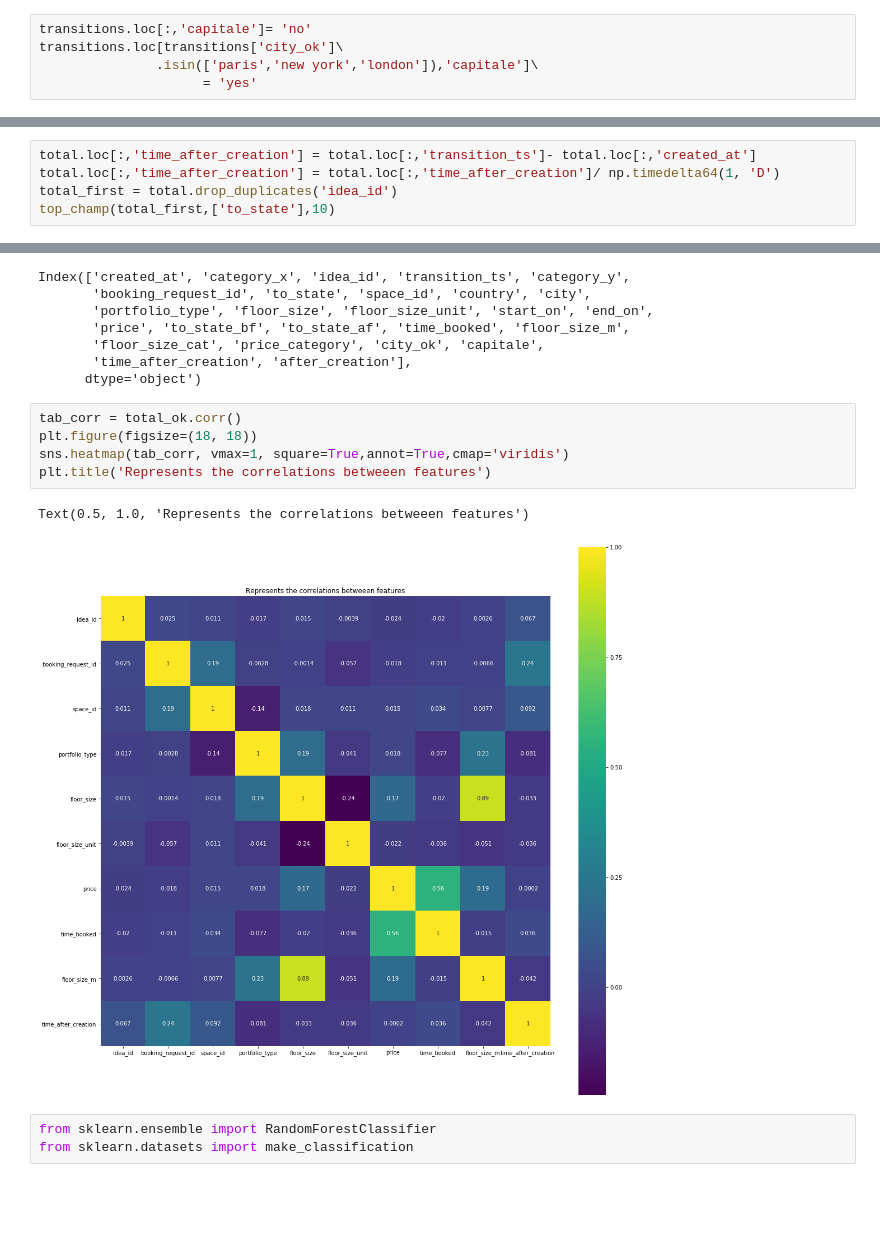
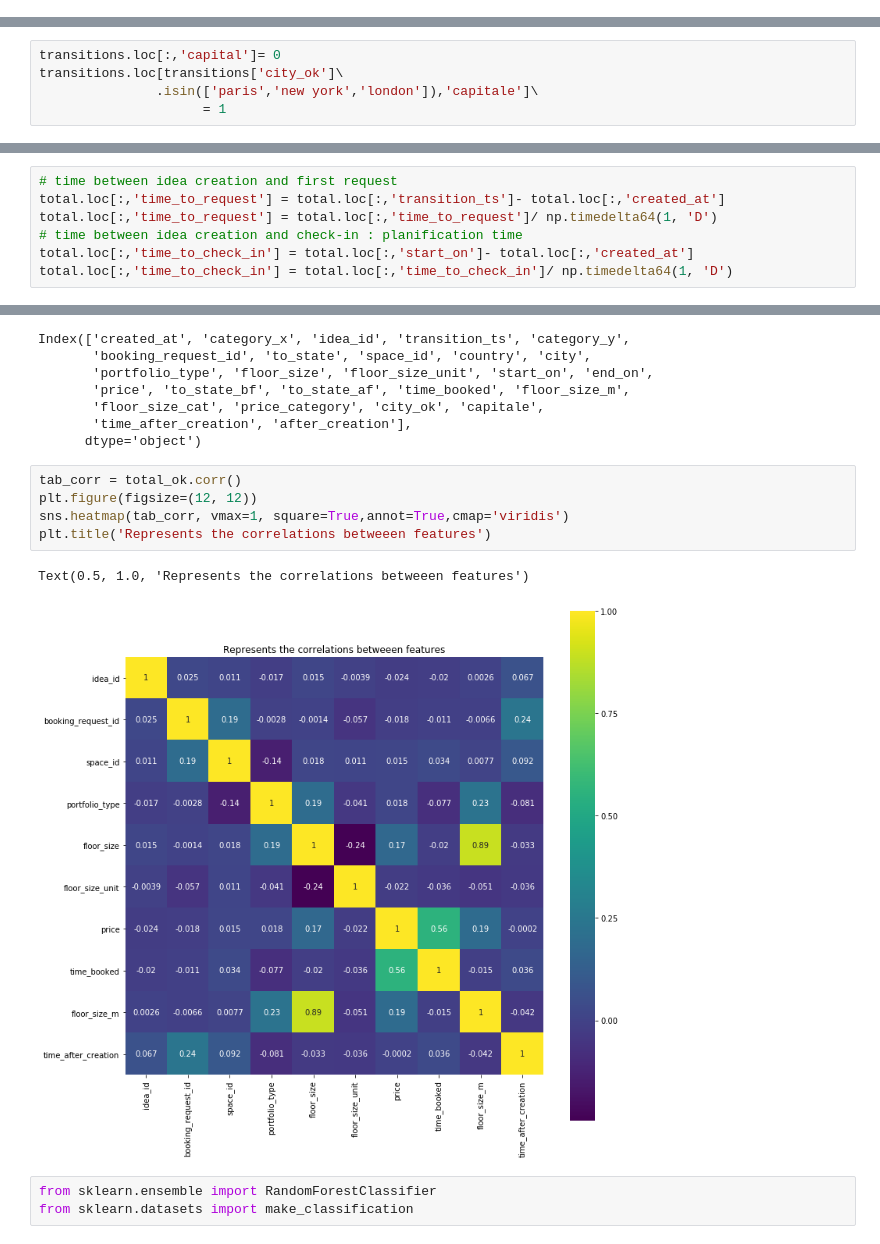
Before and after one commit to paguilmin/AppearHere_Test, a Jupyter notebook: analysis/exploration.ipynb, the cells around one changed output, grey strips where cells are left out. Drawn from its saved outputs; the diff is of its cells as text; blank space fills up the shorter version.

```diff
--- a/analysis/exploration.ipynb
+++ b/analysis/exploration.ipynb
@@ -297,8 +422,3 @@ transitions.loc[transitions['city_ok']\
 transitions.loc[transitions['city_ok']\
                .str.startswith('paris'),'city_ok']\
                      = 'paris'
-# %%
-transitions.loc[:,'capitale']= 'no'
-transitions.loc[transitions['city_ok']\
-               .isin(['paris','new york','london']),'capitale']\
-                     = 'yes'
@@ -310,3 +432,8 @@ top_champ(transitions,['country'],100)
 | 0 | GB | 11085 | 54.14 |
 | 1 | FR | 5787 | 28.26 |
 | 2 | US | 3603 | 17.60 |
+# %%
+transitions.loc[:,'capital']= 0
+transitions.loc[transitions['city_ok']\
+               .isin(['paris','new york','london']),'capitale']\
+                     = 1
@@ -315,7 +449,2 @@ top_champ(transitions,['country'],100)
 # %%
 total = pd.merge(ideas, transitions, how='left', left_on='idea_id',right_on='idea_id')
-# %%
-total.loc[:,'time_after_creation'] = total.loc[:,'transition_ts']- total.loc[:,'created_at']
-total.loc[:,'time_after_creation'] = total.loc[:,'time_after_creation']/ np.timedelta64(1, 'D')
-total_first = total.drop_duplicates('idea_id')
-top_champ(total_first,['to_state'],10)
@@ -337,0 +453,7 @@ print(total[total['category_y'].isnull()].shape)
+# %%
+# time between idea creation and first request
+total.loc[:,'time_to_request'] = total.loc[:,'transition_ts']- total.loc[:,'created_at']
+total.loc[:,'time_to_request'] = total.loc[:,'time_to_request']/ np.timedelta64(1, 'D')
+# time between idea creation and check-in : planification time
+total.loc[:,'time_to_check_in'] = total.loc[:,'start_on']- total.loc[:,'created_at']
+total.loc[:,'time_to_check_in'] = total.loc[:,'time_to_check_in']/ np.timedelta64(1, 'D')
@@ -628,12 +750,12 @@ Index(['created_at', 'category_x', 'idea_id', 'transition_ts', 'category_y',
       dtype='object')
 # %%
 tab_corr = total_ok.corr()
-plt.figure(figsize=(18, 18))
+plt.figure(figsize=(12, 12))
 sns.heatmap(tab_corr, vmax=1, square=True,annot=True,cmap='viridis')
 plt.title('Represents the correlations betweeen features')
 # %% [output]
 Text(0.5, 1.0, 'Represents the correlations betweeen features')
-[figure, old version]
+[figure, new version]
 # %%
 from sklearn.ensemble import RandomForestClassifier
 from sklearn.datasets import make_classification
```
Also changed, not shown: parts of 92 cells of this notebook.
